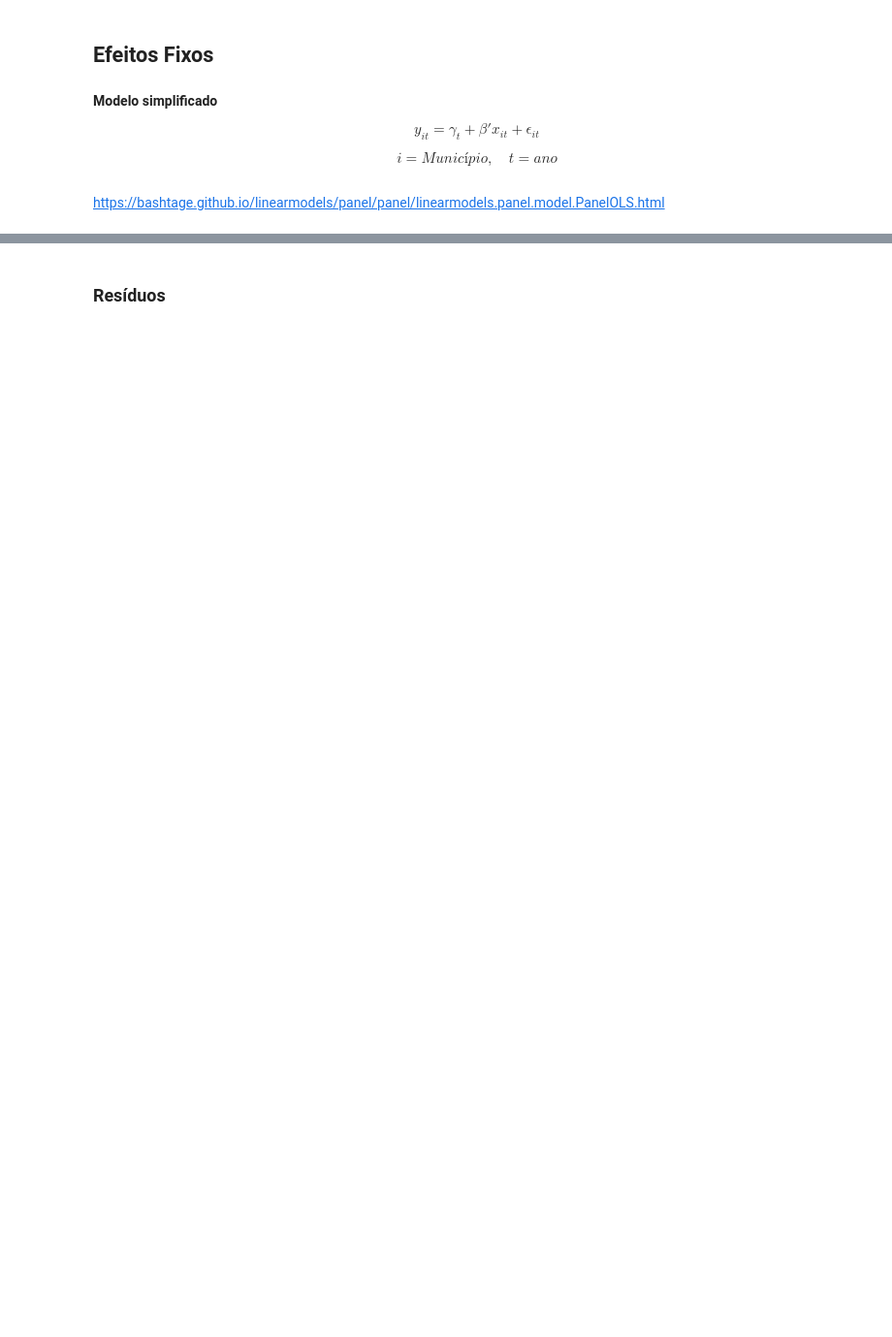
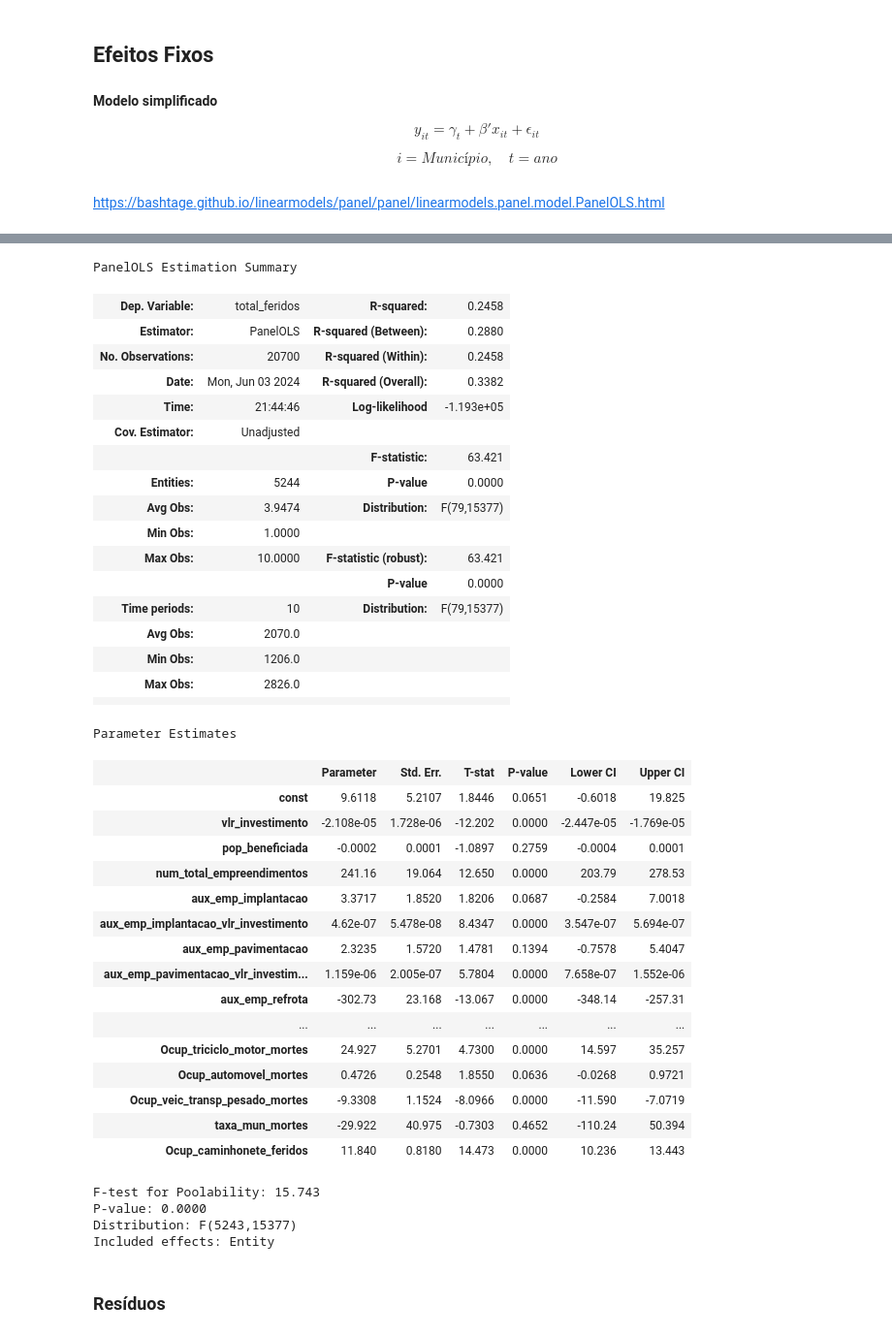
Before and after one commit to anayflima/simu-datathon-2024, a Jupyter notebook: analise_de_dados/analise_painel.ipynb, the cells around one changed output, grey strips where cells are left out. Shown at 97% size. Saved outputs shown, nothing was run; the diff lists cells and outputs as text; code cells hidden in the pictures; blank space fills up the shorter version.

```diff
--- a/analise_de_dados/analise_painel.ipynb
+++ b/analise_de_dados/analise_painel.ipynb
@@ -207,2 +402,44 @@ Included effects: Entity
+# %%
+model_feridos = fit_panel_data_model(X, y_feridos)
+# %% [output]
+PanelOLS Estimation Summary
+| Dep. Variable: | total_feridos | R-squared: | 0.2458 |
+| Estimator: | PanelOLS | R-squared (Between): | 0.2880 |
+| No. Observations: | 20700 | R-squared (Within): | 0.2458 |
+| Date: | Mon, Jun 03 2024 | R-squared (Overall): | 0.3382 |
+| Time: | 21:44:46 | Log-likelihood | -1.193e+05 |
+| Cov. Estimator: | Unadjusted |  |  |
+|  |  | F-statistic: | 63.421 |
+| Entities: | 5244 | P-value | 0.0000 |
+| Avg Obs: | 3.9474 | Distribution: | F(79,15377) |
+| Min Obs: | 1.0000 |  |  |
+| Max Obs: | 10.0000 | F-statistic (robust): | 63.421 |
+|  |  | P-value | 0.0000 |
+| Time periods: | 10 | Distribution: | F(79,15377) |
+| Avg Obs: | 2070.0 |  |  |
+| Min Obs: | 1206.0 |  |  |
+| Max Obs: | 2826.0 |  |  |
+|  |  |  |  |
+Parameter Estimates
+|  | Parameter | Std. Err. | T-stat | P-value | Lower CI | Upper CI |
+| const | 9.6118 | 5.2107 | 1.8446 | 0.0651 | -0.6018 | 19.825 |
+| vlr_investimento | -2.108e-05 | 1.728e-06 | -12.202 | 0.0000 | -2.447e-05 | -1.769e-05 |
+| pop_beneficiada | -0.0002 | 0.0001 | -1.0897 | 0.2759 | -0.0004 | 0.0001 |
+| num_total_empreendimentos | 241.16 | 19.064 | 12.650 | 0.0000 | 203.79 | 278.53 |
+| aux_emp_implantacao | 3.3717 | 1.8520 | 1.8206 | 0.0687 | -0.2584 | 7.0018 |
+| aux_emp_implantacao_vlr_investimento | 4.62e-07 | 5.478e-08 | 8.4347 | 0.0000 | 3.547e-07 | 5.694e-07 |
+| aux_emp_pavimentacao | 2.3235 | 1.5720 | 1.4781 | 0.1394 | -0.7578 | 5.4047 |
+| aux_emp_pavimentacao_vlr_investim... | 1.159e-06 | 2.005e-07 | 5.7804 | 0.0000 | 7.658e-07 | 1.552e-06 |
+| aux_emp_refrota | -302.73 | 23.168 | -13.067 | 0.0000 | -348.14 | -257.31 |
+| ... | ... | ... | ... | ... | ... | ... |
+| Ocup_triciclo_motor_mortes | 24.927 | 5.2701 | 4.7300 | 0.0000 | 14.597 | 35.257 |
+| Ocup_automovel_mortes | 0.4726 | 0.2548 | 1.8550 | 0.0636 | -0.0268 | 0.9721 |
+| Ocup_veic_transp_pesado_mortes | -9.3308 | 1.1524 | -8.0966 | 0.0000 | -11.590 | -7.0719 |
+| taxa_mun_mortes | -29.922 | 40.975 | -0.7303 | 0.4652 | -110.24 | 50.394 |
+| Ocup_caminhonete_feridos | 11.840 | 0.8180 | 14.473 | 0.0000 | 10.236 | 13.443 |
+F-test for Poolability: 15.743
+P-value: 0.0000
+Distribution: F(5243,15377)
+Included effects: Entity
 # %% [markdown]
 ### Resíduos
```
Also changed, not shown: parts of 40 cells of this notebook.
